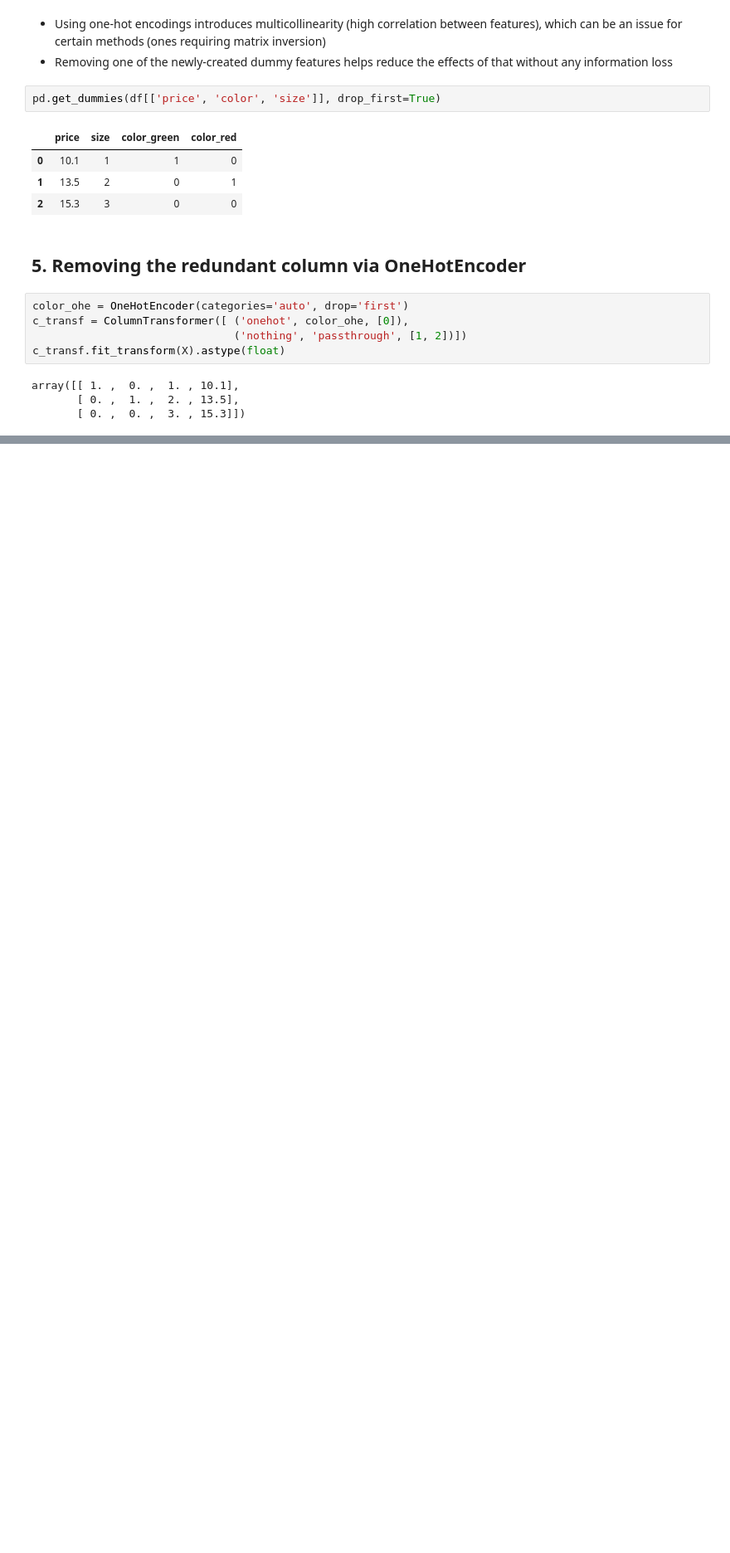
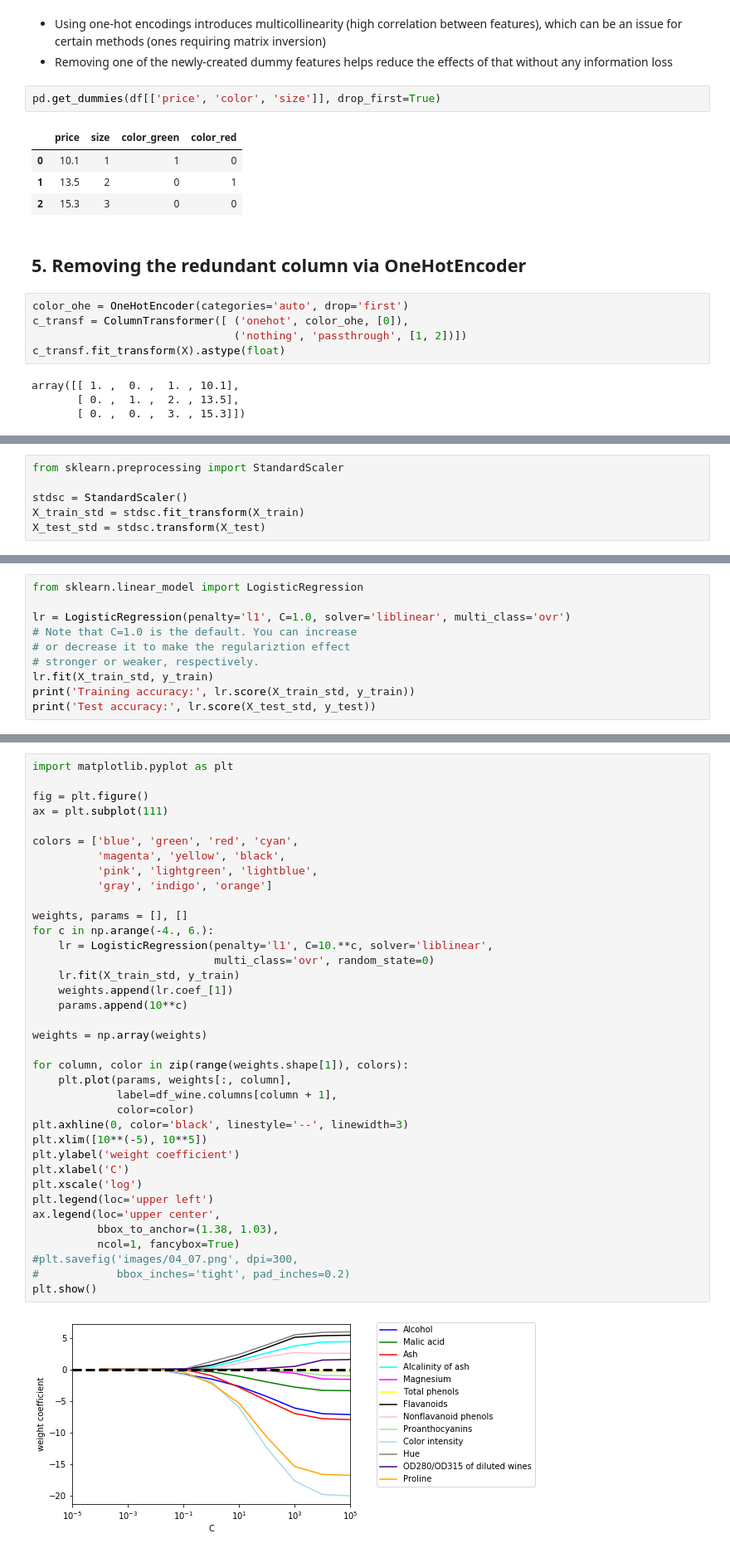
Before and after one commit to yonsken/python-ml-exercises, a Jupyter notebook: chapter_exercises/chapter_4/data_preprocessing.ipynb, the cells around one changed output, grey strips where cells are left out. Shown: that part at 83% size. Cells and saved outputs as stored; diff of their text form; blank space fills up the shorter version.

Commit message:
Add Partitioning and Selecting features sections to the notebook
I added Partitioning and Selecting features sections to the
Preprocessing notebook with my comments and quotes form the relevant
book.

```diff
--- a/chapter_exercises/chapter_4/data_preprocessing.ipynb
+++ b/chapter_exercises/chapter_4/data_preprocessing.ipynb
@@ -286,0 +338,6 @@ array([[ 1. ,  0. ,  1. , 10.1],
+# %%
+from sklearn.preprocessing import StandardScaler
+
+stdsc = StandardScaler()
+X_train_std = stdsc.fit_transform(X_train)
+X_test_std = stdsc.transform(X_test)
@@ -286,0 +380,10 @@ array([[ 1. ,  0. ,  1. , 10.1],
+# %%
+from sklearn.linear_model import LogisticRegression
+
+lr = LogisticRegression(penalty='l1', C=1.0, solver='liblinear', multi_class='ovr')
+# Note that C=1.0 is the default. You can increase
+# or decrease it to make the regulariztion effect
+# stronger or weaker, respectively.
+lr.fit(X_train_std, y_train)
+print('Training accuracy:', lr.score(X_train_std, y_train))
+print('Test accuracy:', lr.score(X_test_std, y_test))
@@ -286,0 +418,39 @@ array([[ 1. ,  0. ,  1. , 10.1],
+# %%
+import matplotlib.pyplot as plt
+
+fig = plt.figure()
+ax = plt.subplot(111)
+
+colors = ['blue', 'green', 'red', 'cyan',
+          'magenta', 'yellow', 'black',
+          'pink', 'lightgreen', 'lightblue',
+          'gray', 'indigo', 'orange']
+
+weights, params = [], []
+for c in np.arange(-4., 6.):
+    lr = LogisticRegression(penalty='l1', C=10.**c, solver='liblinear',
+                            multi_class='ovr', random_state=0)
+    lr.fit(X_train_std, y_train)
+    weights.append(lr.coef_[1])
+    params.append(10**c)
+
+weights = np.array(weights)
+
+for column, color in zip(range(weights.shape[1]), colors):
+    plt.plot(params, weights[:, column],
+             label=df_wine.columns[column + 1],
+             color=color)
+plt.axhline(0, color='black', linestyle='--', linewidth=3)
+plt.xlim([10**(-5), 10**5])
+plt.ylabel('weight coefficient')
+plt.xlabel('C')
+plt.xscale('log')
+plt.legend(loc='upper left')
+ax.legend(loc='upper center',
+          bbox_to_anchor=(1.38, 1.03),
+          ncol=1, fancybox=True)
+#plt.savefig('images/04_07.png', dpi=300,
+#            bbox_inches='tight', pad_inches=0.2)
+plt.show()
+# %% [output]
+[figure, added]
```
Also changed, not shown: parts of 21 cells of this notebook, 1 other file.
